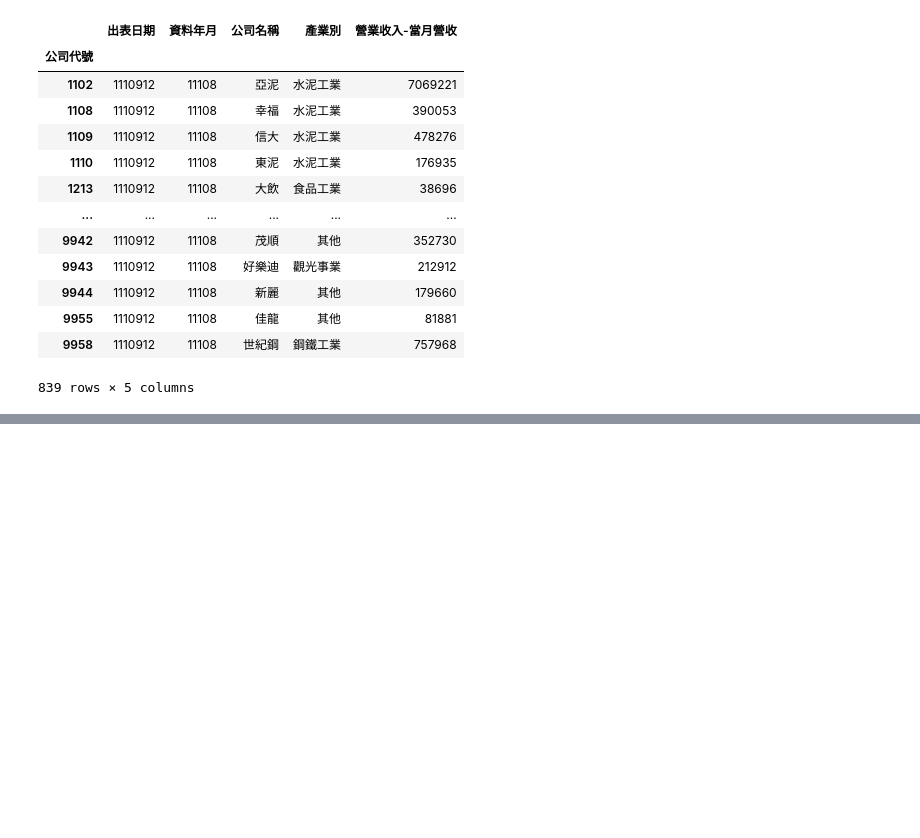
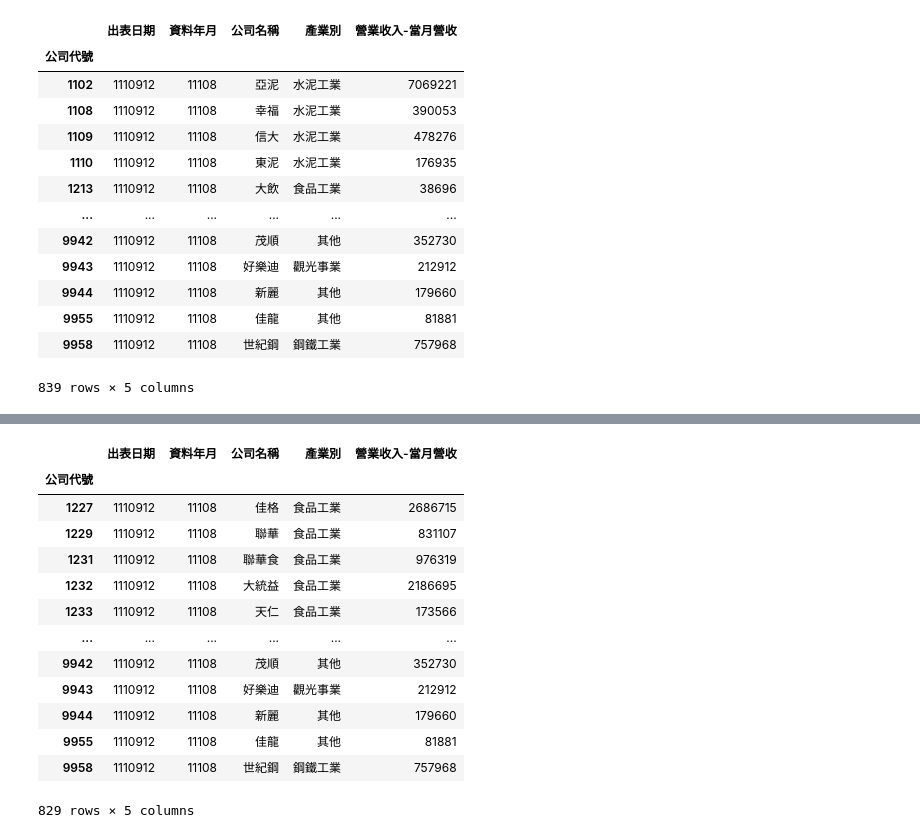
Before and after one commit to HUI-FEN/20230224, a Jupyter notebook: lesson16/lesson16_3.ipynb, the cells around one changed output, grey strips where cells are left out. Cells and saved outputs as stored; diff of their text form; code cells hidden in the pictures; blank space fills up the shorter version.

```diff
--- a/lesson16/lesson16_3.ipynb
+++ b/lesson16/lesson16_3.ipynb
@@ -124,0 +161,18 @@ df3
+# %%
+#後10筆
+df3.iloc[10:]
+# %% [output]
+|  | 出表日期 | 資料年月 | 公司名稱 | 產業別 | 營業收入-當月營收 |
+| 公司代號 |  |  |  |  |  |
+| 1227 | 1110912 | 11108 | 佳格 | 食品工業 | 2686715 |
+| 1229 | 1110912 | 11108 | 聯華 | 食品工業 | 831107 |
+| 1231 | 1110912 | 11108 | 聯華食 | 食品工業 | 976319 |
+| 1232 | 1110912 | 11108 | 大統益 | 食品工業 | 2186695 |
+| 1233 | 1110912 | 11108 | 天仁 | 食品工業 | 173566 |
+| ... | ... | ... | ... | ... | ... |
+| 9942 | 1110912 | 11108 | 茂順 | 其他 | 352730 |
+| 9943 | 1110912 | 11108 | 好樂迪 | 觀光事業 | 212912 |
+| 9944 | 1110912 | 11108 | 新麗 | 其他 | 179660 |
+| 9955 | 1110912 | 11108 | 佳龍 | 其他 | 81881 |
+| 9958 | 1110912 | 11108 | 世紀鋼 | 鋼鐵工業 | 757968 |
+829 rows × 5 columns
```
Also changed, not shown: parts of 11 cells of this notebook.
